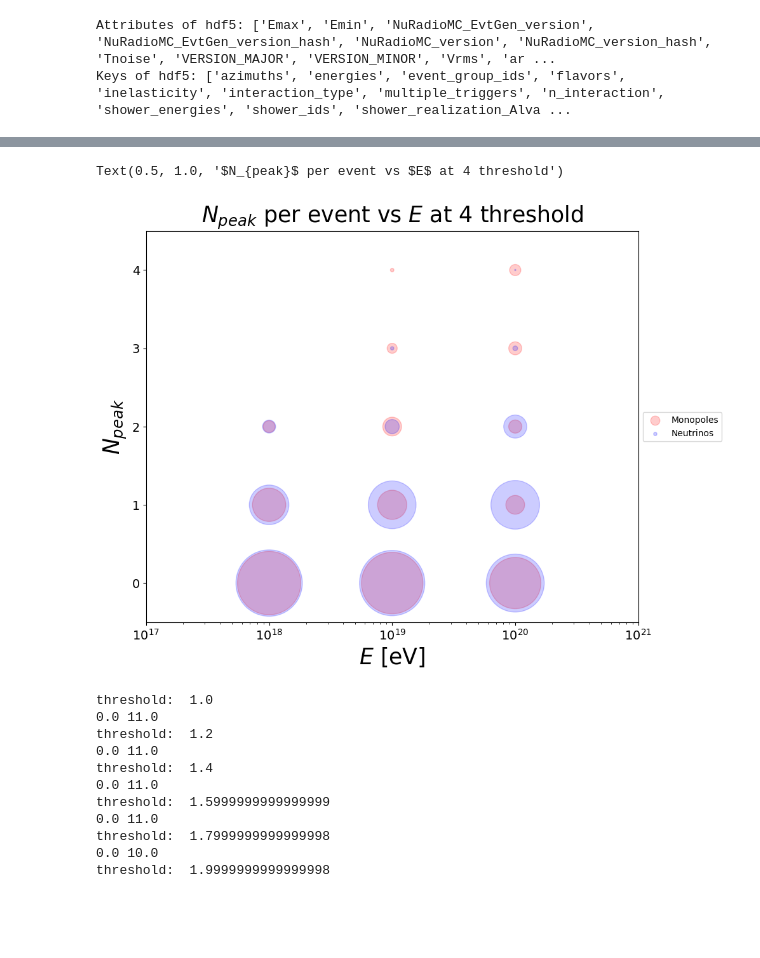
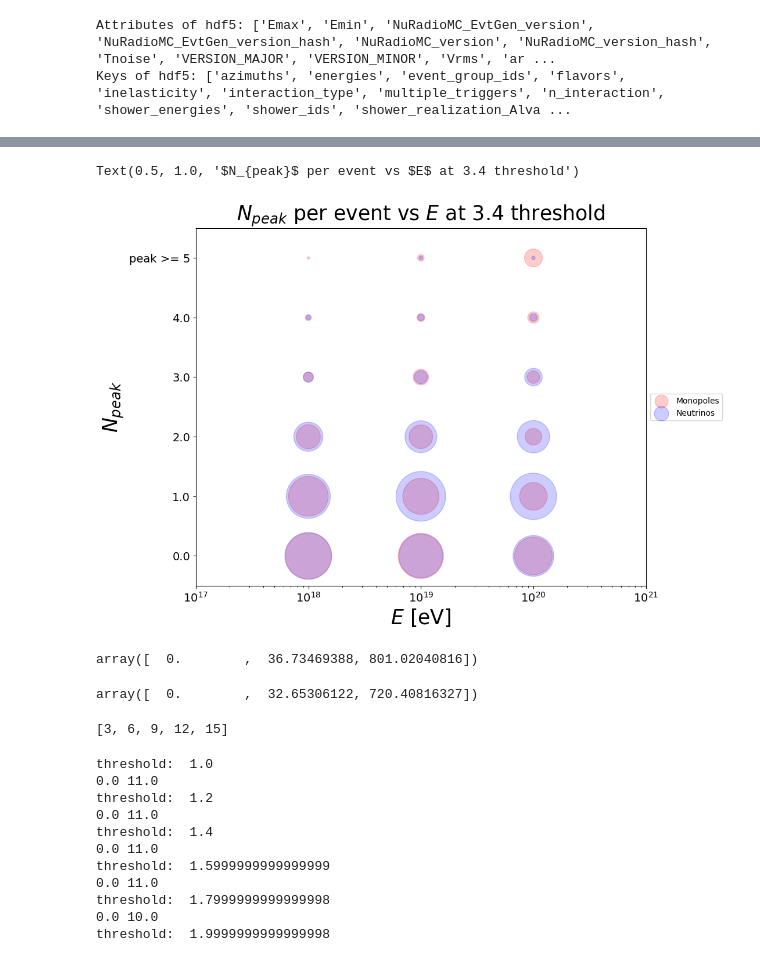
Before and after one commit to Teikiet/Monopoles_TK, a Jupyter notebook: Analyzing/Test2.ipynb, the cells around one changed output, grey strips where cells are left out. Cells and saved outputs as stored; diff of their text form; code cells hidden in the pictures; blank space fills up the shorter version.

```diff
--- a/Analyzing/Test2.ipynb
+++ b/Analyzing/Test2.ipynb
@@ -69,7 +68,7 @@ E = [18, 19, 20]
 #MM = np.array([4, 8, 14]) #1e3
 Neu = np.array([11, 27, 96]) #1e3
 MM= np.array([67, 98, 196]) #1e4
-threshold = 4
+threshold = 3.4
 p1 = []
 p2 = []
 
@@ -117,42 +133,69 @@ p2 = np.array(p2)
 #Amplification
 P1 = p1 * 200
 P2 = p2 * 200
+# %%
+P5_1 = P1[:,5]
+for i in range(6,30):
+    P5_1 += P1[:,i]
+
+P5_2 = P2[:,5]
+for i in range(6,30):
+    P5_2 += P2[:,i]
 # %%
 #Ploting graph
+import matplotlib.ticker as mticker
 e = np.array([1e18, 1e19, 1e20])
 e1 = e-10000
 e2 = e+10000
 plt.figure(figsize=(10, 8))
 plt.scatter(e1, [0, 0, 0], s = P1[:,0], color = "red", alpha=0.2)
 plt.scatter(e1, [1, 1, 1], s = P1[:,1],  color = "red", alpha=0.2)
 plt.scatter(e1, [2, 2, 2], s = P1[:,2],  color = "red", alpha=0.2)
 plt.scatter(e1, [3, 3, 3], s = P1[:,3],  color = "red", alpha=0.2, label=f'Monopoles')
 plt.scatter(e1, [4, 4, 4], s = P1[:,4],  color = "red", alpha=0.2)
-plt.scatter(e1, [5, 5, 5], s = P1[:,5],  color = "red", alpha=0.2)
-plt.scatter(e1, [6, 6, 6], s = P2[:,6], color = "red", alpha=0.2)
-plt.scatter(e1, [7, 7, 7], s = P2[:,7],  color = "red", alpha=0.2)
+plt.scatter(e1, [5, 5, 5], s = P5_1,  color = "red", alpha=0.2)
 
 
 plt.scatter(e2, [0, 0, 0], s = P2[:,0], color = "blue", alpha=0.2)
 plt.scatter(e2, [1, 1, 1], s = P2[:,1],  color = "blue", alpha=0.2)
 plt.scatter(e2, [2, 2, 2], s = P2[:,2],  color = "blue", alpha=0.2)
 plt.scatter(e2, [3, 3, 3], s = P2[:,3],  color = "blue", alpha=0.2, label=f'Neutrinos')
 plt.scatter(e2, [4, 4, 4], s = P2[:,4],  color = "blue", alpha=0.2)
-plt.scatter(e2, [5, 5, 5], s = P2[:,5],  color = "blue", alpha=0.2)
-plt.scatter(e2, [6, 6, 6], s = P1[:,6], color = "blue", alpha=0.2)
-plt.scatter(e2, [7, 7, 7], s = P1[:,7],  color = "blue", alpha=0.2)
+plt.scatter(e2, [5, 5, 5], s = P5_2,  color = "blue", alpha=0.2)
+
+def update_ticks(y, pos):
+    if y == 5:
+        return 'peak >= 5'
+    else:
+        return y
+plt.subplot().yaxis.set_major_formatter(mticker.FuncFormatter(update_ticks))
 
 #plt.yscale('log')
 plt.xscale('log')
-plt.ylim(-0.5, 4.5)
+plt.ylim(-0.5, 5.5)
 plt.xlim(1e17, 1e21)
 plt.legend(loc='center left', bbox_to_anchor=(1, 0.5))
 plt.xlabel(r'$E$ [eV]', fontsize=25)
 plt.ylabel(r'$N_{peak}$', fontsize=25)
 plt.title(r'$N_{peak}$ per event vs $E$ at '+ f'{threshold} threshold', fontsize=25)
 # %% [output]
-Text(0.5, 1.0, '$N_{peak}$ per event vs $E$ at 4 threshold')
+Text(0.5, 1.0, '$N_{peak}$ per event vs $E$ at 3.4 threshold')
-[figure, old version]
+[figure, new version]
+# %%
+P5 == P1[:,5]
+for i in range(6,30):
+    P5 += P1[:,i]
+P5
+# %% [output]
+array([  0.        ,  36.73469388, 801.02040816])
+# %%
+P1[:,5]
+# %% [output]
+array([  0.        ,  32.65306122, 720.40816327])
+# %%
+a
+# %% [output]
+[3, 6, 9, 12, 15]
 # %%
 #make plot with varying dot size:
 plt.figure(figsize=(10,10))
```
Also changed, not shown: parts of 2 cells of this notebook, 4 other files.
